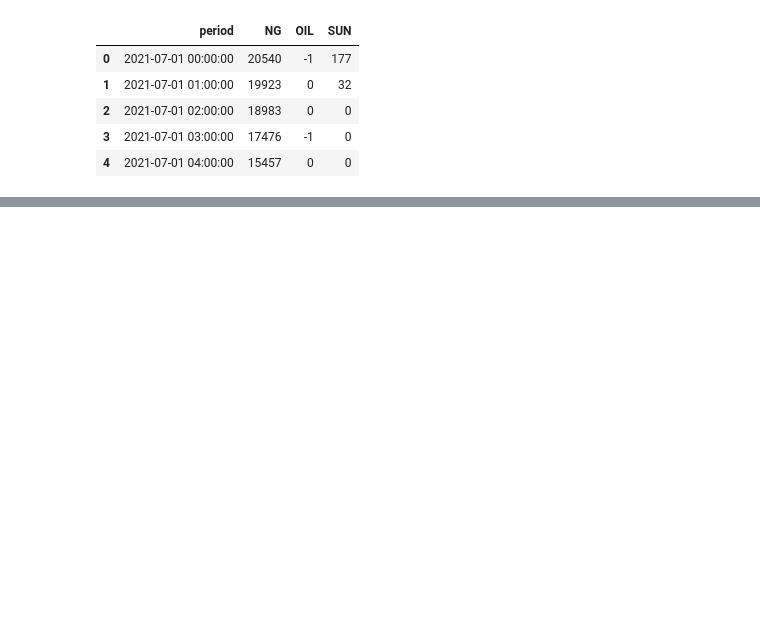
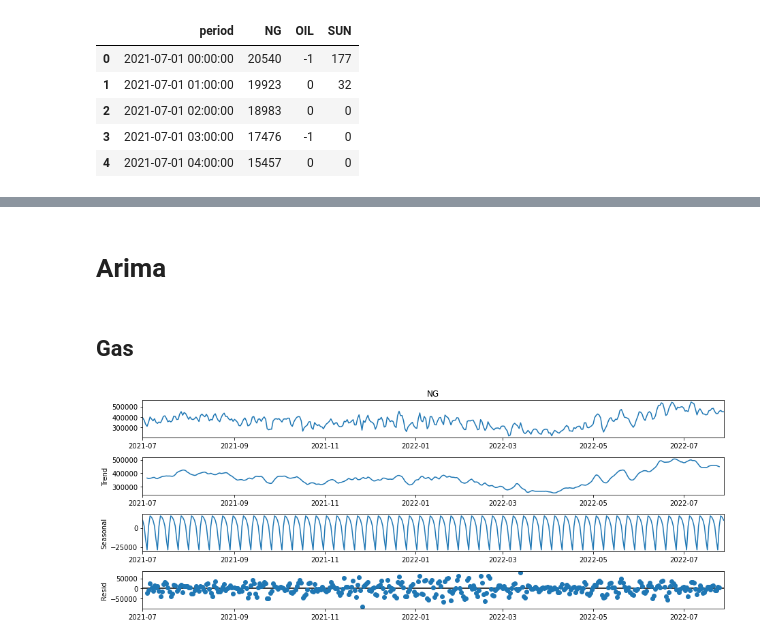
Before and after one commit to cdfurr/Solar-Power, a Jupyter notebook: Notebooks/Notebook_4.ipynb, the cells around one changed output, grey strips where cells are left out. Saved outputs shown, nothing was run; the diff lists cells and outputs as text; code cells hidden in the pictures; blank space fills up the shorter version.

Commit message:
ARIMA coding

```diff
--- a/Notebooks/Notebook_4.ipynb
+++ b/Notebooks/Notebook_4.ipynb
@@ -97,0 +76,6 @@ Name: SUN, Length: 9432, dtype: int64
+# %%
+df['period'] = pd.to_datetime(df['period'])
+# %%
+df = df.set_index('period')
+df = df.resample('D').sum()
+df.head()
@@ -97,0 +92,2 @@ Name: SUN, Length: 9432, dtype: int64
+# %%
+df_gas = df['NG']
@@ -97,0 +98,2 @@ Name: SUN, Length: 9432, dtype: int64
+# %% [markdown]
+# Arima
@@ -97,0 +103,10 @@ Name: SUN, Length: 9432, dtype: int64
+# %% [markdown]
+## Gas
+# %%
+decomp = seasonal_decompose(df_gas)
+fig = decomp.plot()
+fig.set_size_inches((13, 5))
+fig.tight_layout()
+plt.show()
+# %% [output]
+[figure, added]
```
Also changed, not shown: parts of 58 cells of this notebook, 3 other files.
